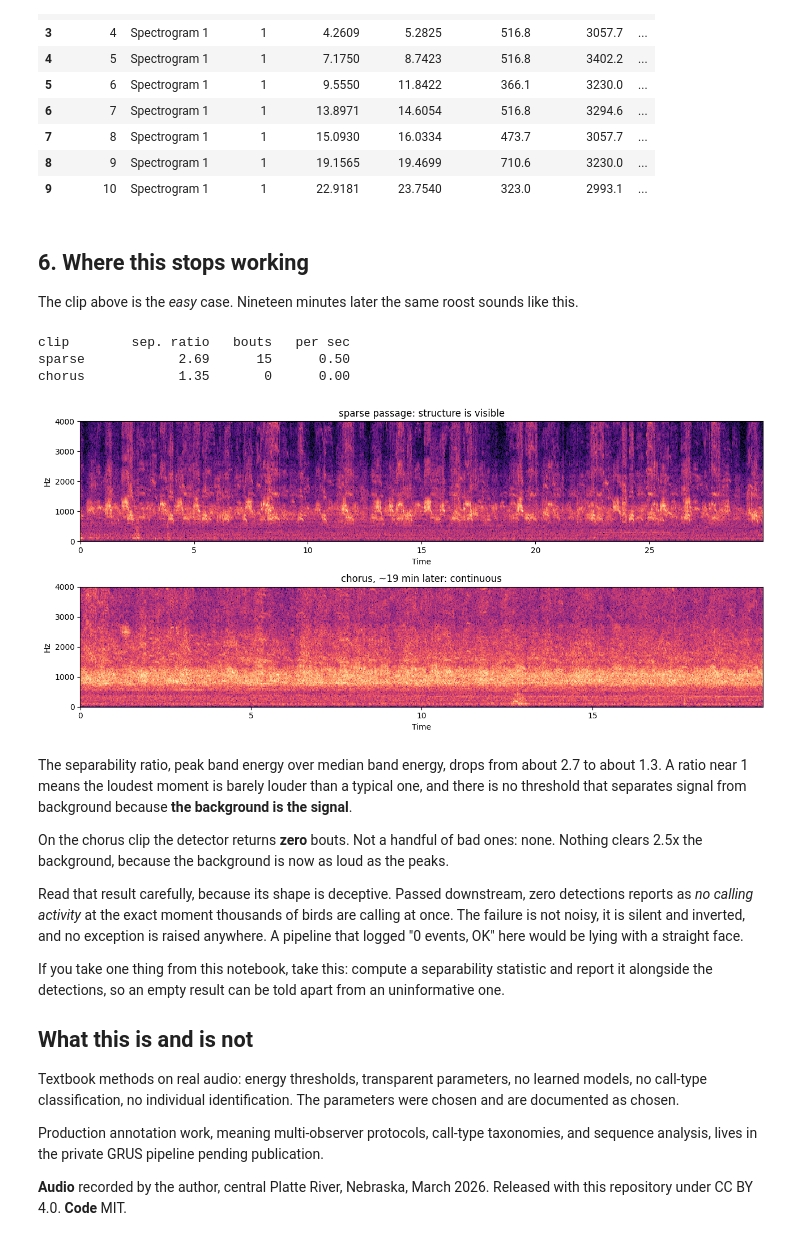
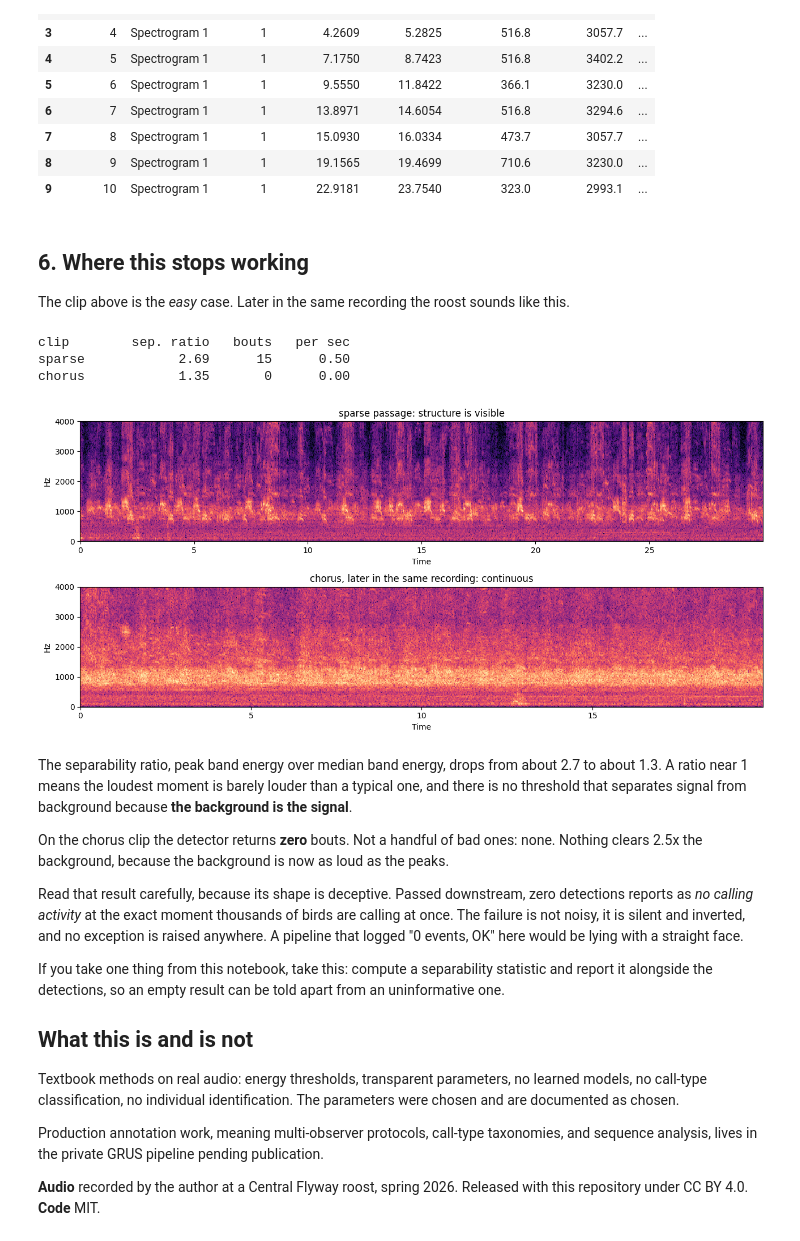
Before and after one commit to RobotWhiteBread/crane-annotation-demo, a Jupyter notebook: crane_annotation_demo.ipynb, the cells around one changed output. Saved outputs shown, nothing was run; the diff lists cells and outputs as text; code cells hidden in the pictures.

```diff
--- a/crane_annotation_demo.ipynb
+++ b/crane_annotation_demo.ipynb
@@ -316,7 +317,7 @@ wrote selections_roost_sparse.txt with 15 rows
 # %% [markdown]
 ## 6. Where this stops working
 
-The clip above is the *easy* case. Nineteen minutes later the same roost sounds like
+The clip above is the *easy* case. Later in the same recording the roost sounds like
 this.
 # %%
 yc = load(CHORUS)
@@ -340,13 +341,13 @@ chorus            1.35       0      0.00
 # %%
 fig, axes = plt.subplots(2, 1, figsize=(13, 6))
 for ax, sig, title in ((axes[0], y,  "sparse passage: structure is visible"),
-                       (axes[1], yc, "chorus, ~19 min later: continuous")):
+                       (axes[1], yc, "chorus, later in the same recording: continuous")):
     librosa.display.specshow(spec(sig), sr=SR, hop_length=HOP, x_axis="time",
                              y_axis="hz", ax=ax, cmap="magma")
     ax.set_ylim(0, 4000); ax.set_title(title)
 plt.tight_layout(); plt.savefig("fig_chorus_comparison.png", dpi=110); plt.show()
 # %% [output]
-[figure, old version]
+[figure, new version]
 # %% [markdown]
 The separability ratio, peak band energy over median band energy, drops from about
 2.7 to about 1.3. A ratio near 1 means the loudest moment is barely louder than a
@@ -375,5 +376,5 @@ chosen and are documented as chosen.
 Production annotation work, meaning multi-observer protocols, call-type taxonomies, and
 sequence analysis, lives in the private GRUS pipeline pending publication.
 
-**Audio** recorded by the author, central Platte River, Nebraska, March 2026. Released
-with this repository under CC BY 4.0. **Code** MIT.
+**Audio** recorded by the author at a Central Flyway roost, spring 2026. Released with
+this repository under CC BY 4.0. **Code** MIT.
```
Also changed, not shown: parts of 2 cells of this notebook, 6 other files.
